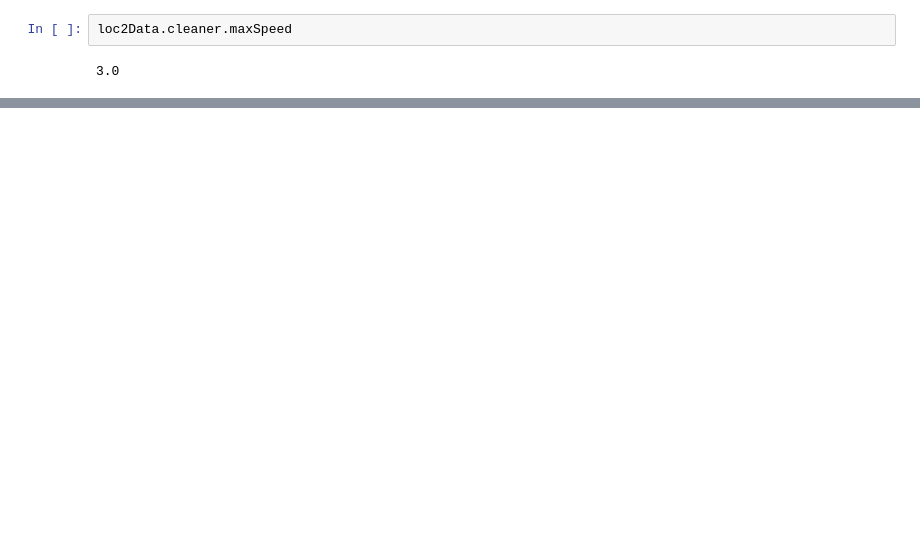
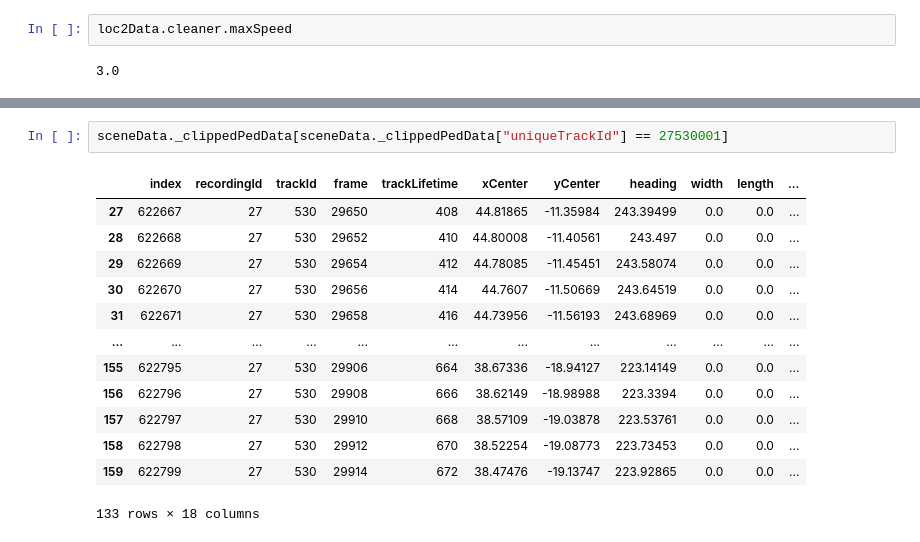
Before and after one commit to ika-rwth-aachen/drone-dataset-tools, a Jupyter notebook: src/notebooks/extractor-all.ipynb, the cells around one changed output, grey strips where cells are left out. Cells and saved outputs as stored; diff of their text form; blank space fills up the shorter version.

```diff
--- a/src/notebooks/extractor-all.ipynb
+++ b/src/notebooks/extractor-all.ipynb
@@ -135,0 +134,16 @@ loc2Data.cleaner.maxSpeed
+# %%
+sceneData._clippedPedData[sceneData._clippedPedData["uniqueTrackId"] == 27530001]
+# %% [output]
+|  | index | recordingId | trackId | frame | trackLifetime | xCenter | yCenter | heading | width | length | ... |
+| 27 | 622667 | 27 | 530 | 29650 | 408 | 44.81865 | -11.35984 | 243.39499 | 0.0 | 0.0 | ... |
+| 28 | 622668 | 27 | 530 | 29652 | 410 | 44.80008 | -11.40561 | 243.497 | 0.0 | 0.0 | ... |
+| 29 | 622669 | 27 | 530 | 29654 | 412 | 44.78085 | -11.45451 | 243.58074 | 0.0 | 0.0 | ... |
+| 30 | 622670 | 27 | 530 | 29656 | 414 | 44.7607 | -11.50669 | 243.64519 | 0.0 | 0.0 | ... |
+| 31 | 622671 | 27 | 530 | 29658 | 416 | 44.73956 | -11.56193 | 243.68969 | 0.0 | 0.0 | ... |
+| ... | ... | ... | ... | ... | ... | ... | ... | ... | ... | ... | ... |
+| 155 | 622795 | 27 | 530 | 29906 | 664 | 38.67336 | -18.94127 | 223.14149 | 0.0 | 0.0 | ... |
+| 156 | 622796 | 27 | 530 | 29908 | 666 | 38.62149 | -18.98988 | 223.3394 | 0.0 | 0.0 | ... |
+| 157 | 622797 | 27 | 530 | 29910 | 668 | 38.57109 | -19.03878 | 223.53761 | 0.0 | 0.0 | ... |
+| 158 | 622798 | 27 | 530 | 29912 | 670 | 38.52254 | -19.08773 | 223.73453 | 0.0 | 0.0 | ... |
+| 159 | 622799 | 27 | 530 | 29914 | 672 | 38.47476 | -19.13747 | 223.92865 | 0.0 | 0.0 | ... |
+133 rows × 18 columns
```
Also changed, not shown: parts of 13 cells of this notebook, 3 other files.
